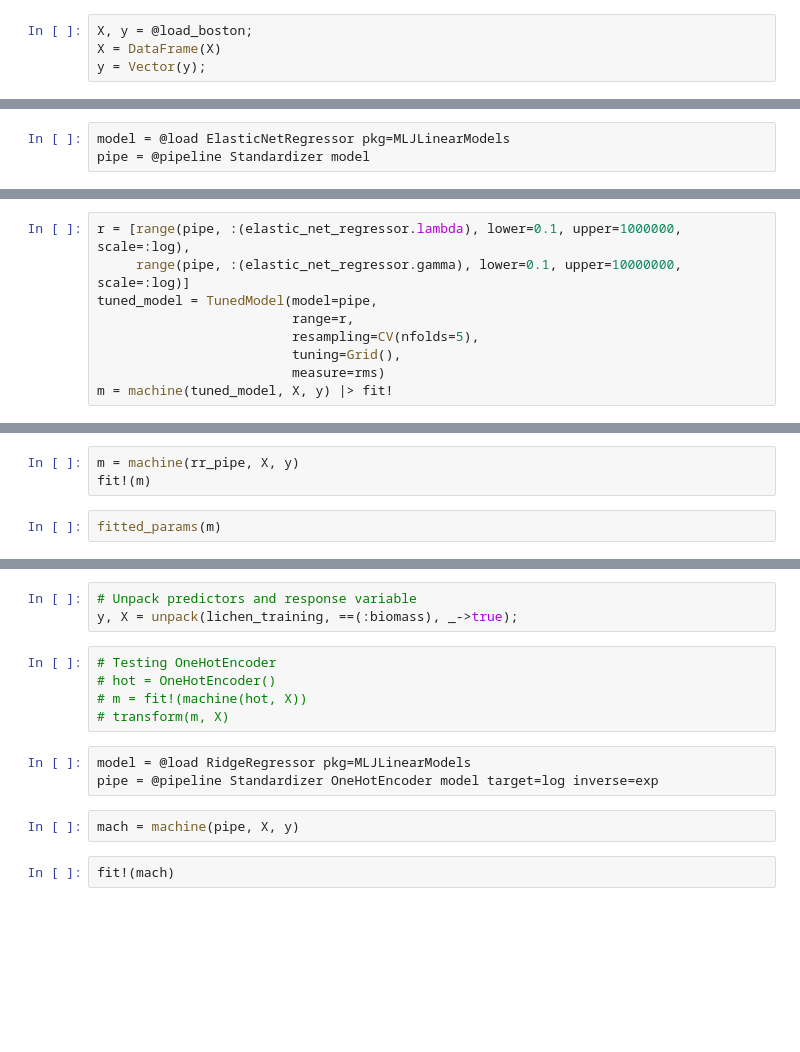
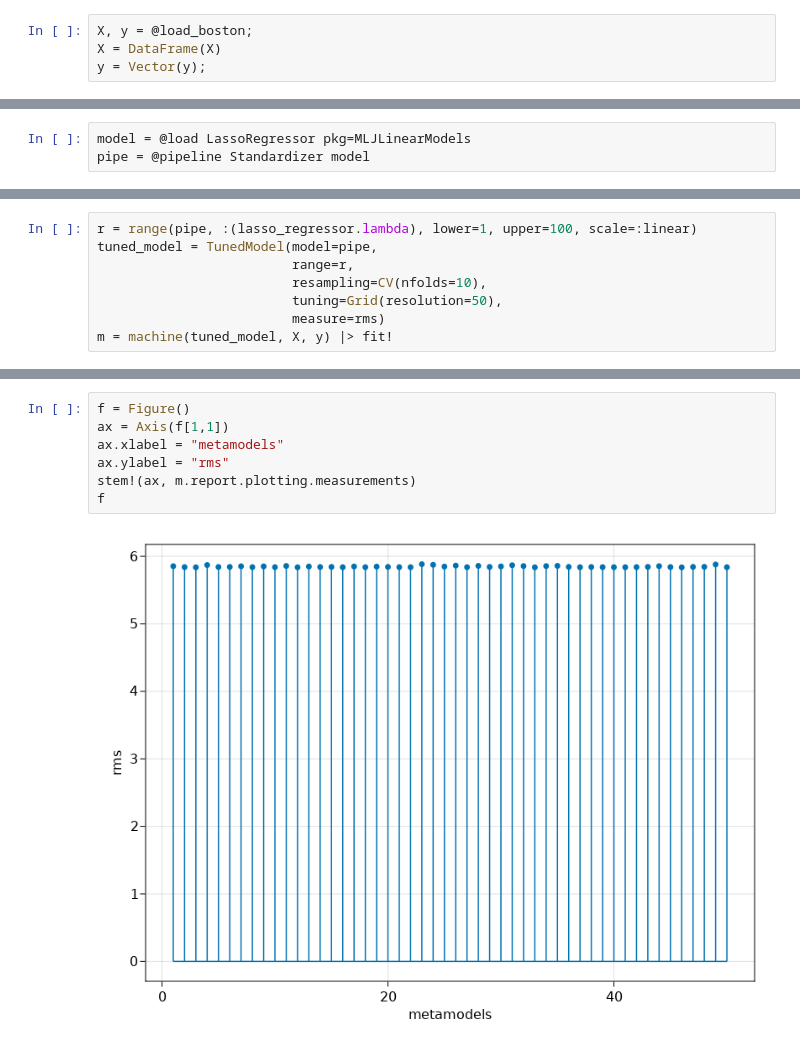
Before and after one commit to julionovoa/jl-sandbox, a Jupyter notebook: code/_random_mlj_stuff.ipynb, the cells around one changed output, grey strips where cells are left out. Drawn from its saved outputs; the diff is of its cells as text; blank space fills up the shorter version.

Commit message:
testing hyperparamters

```diff
--- a/code/_random_mlj_stuff.ipynb
+++ b/code/_random_mlj_stuff.ipynb
@@ -27,5 +19,5 @@ y = Vector(y);
 # %%
-model = @load ElasticNetRegressor pkg=MLJLinearModels
+model = @load LassoRegressor pkg=MLJLinearModels
 pipe = @pipeline Standardizer model
 # %% [output]
 import MLJLinearModels ✔
@@ -44,12 +35,11 @@ Pipeline276(
             penalize_intercept = false,
             solver = nothing))
 # %%
-r = [range(pipe, :(elastic_net_regressor.lambda), lower=0.1, upper=1000000, scale=:log),
-     range(pipe, :(elastic_net_regressor.gamma), lower=0.1, upper=10000000, scale=:log)]
+r = range(pipe, :(lasso_regressor.lambda), lower=1, upper=100, scale=:linear)
 tuned_model = TunedModel(model=pipe,
                          range=r,
-                         resampling=CV(nfolds=5),
-                         tuning=Grid(),
+                         resampling=CV(nfolds=10),
+                         tuning=Grid(resolution=50),
                          measure=rms)
 m = machine(tuned_model, X, y) |> fit!
 # %% [output]
@@ -144,5 +97,0 @@ rr_pipe = @pipeline(Standardizer,
-# %%
-m = machine(rr_pipe, X, y)
-fit!(m)
-# %%
-fitted_params(m)
@@ -185,15 +98,9 @@ schema(lichen_training)
-# %%
-# Unpack predictors and response variable
-y, X = unpack(lichen_training, ==(:biomass), _->true);
-# %%
-# Testing OneHotEncoder
-# hot = OneHotEncoder()
-# m = fit!(machine(hot, X))
-# transform(m, X)
-# %%
-model = @load RidgeRegressor pkg=MLJLinearModels
-pipe = @pipeline Standardizer OneHotEncoder model target=log inverse=exp
-# %%
-mach = machine(pipe, X, y)
-# %%
-fit!(mach)
+# %%
+f = Figure()
+ax = Axis(f[1,1])
+ax.xlabel = "metamodels"
+ax.ylabel = "rms"
+stem!(ax, m.report.plotting.measurements)
+f
+# %% [output]
+[figure, added]
```
Also changed, not shown: parts of 20 cells of this notebook.
